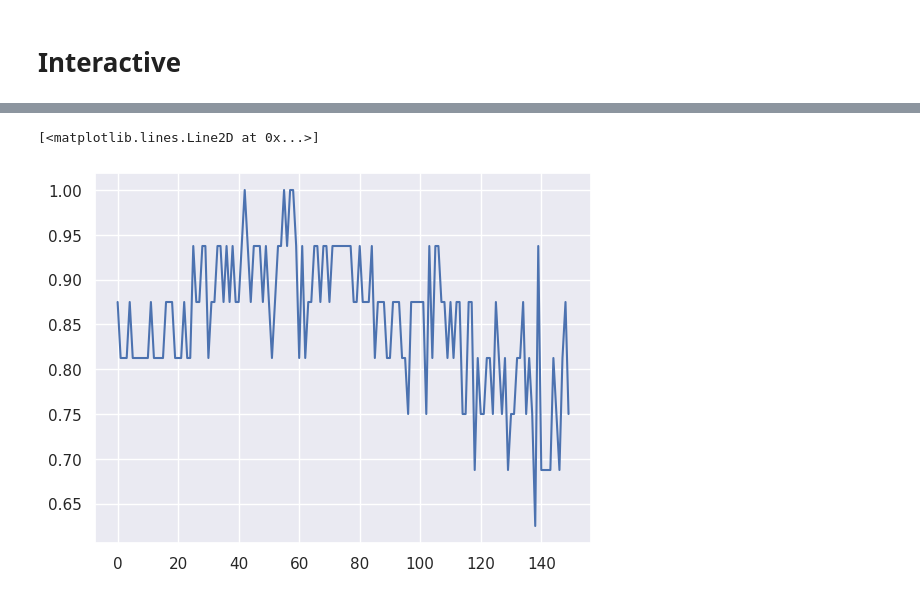
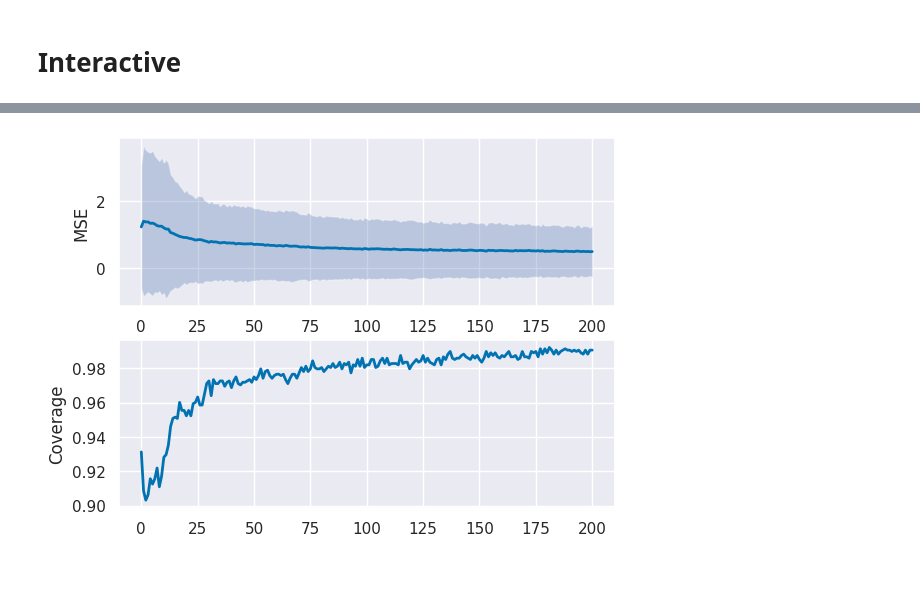
Before and after one commit to vdblm/TraCEE, a Jupyter notebook: eval.ipynb, the cells around one changed output, grey strips where cells are left out. Cells and saved outputs as stored; diff of their text form; code cells hidden in the pictures.

```diff
--- a/eval.ipynb
+++ b/eval.ipynb
@@ -88,6 +66,5 @@ scm_sampler = get_scm_sampler(conf)
 # %%
-from src.baselines import LinearDML
+from src.utils import get_model_from_run
 from src.eval import eval_model
-dml = LinearDML()
 
-results = eval_model(dml, conf, n_points=200, batch_size=16, num_eval_examples=16)
+model, conf = get_model_from_run(run_path)
@@ -109,13 +71,7 @@ ax.fill_between(range(len(metrics['mse'])), low, high, alpha=0.3)
-# %%
-fig, ax = plt.subplots(1, 1)
-start_point = 50
-metrics = {}
-for k, v in results.items():
-    metrics[k] = v[start_point:]
-
-ax.plot(metrics['coverage'])
-# low, high = metrics['coverage'] - metrics['coverage_std'], metrics['coverage'] + metrics['coverage_std']
-# ax.fill_between(rang(len(metrics['coverage'])), low, high, alpha=0.3)
-# %% [output]
-[<matplotlib.lines.Line2D at 0x...>]
-[figure, removed]
+# %%
+metrics = {}
+metrics['ours'] = eval_model(model.to('cuda'), conf.scm, conf.curriculum.points.end)
+# %%
+plot_mse_coverage(metrics, 0)
+# %% [output]
+[figure, added]
```
Also changed, not shown: parts of 8 cells of this notebook, 20 other files.
